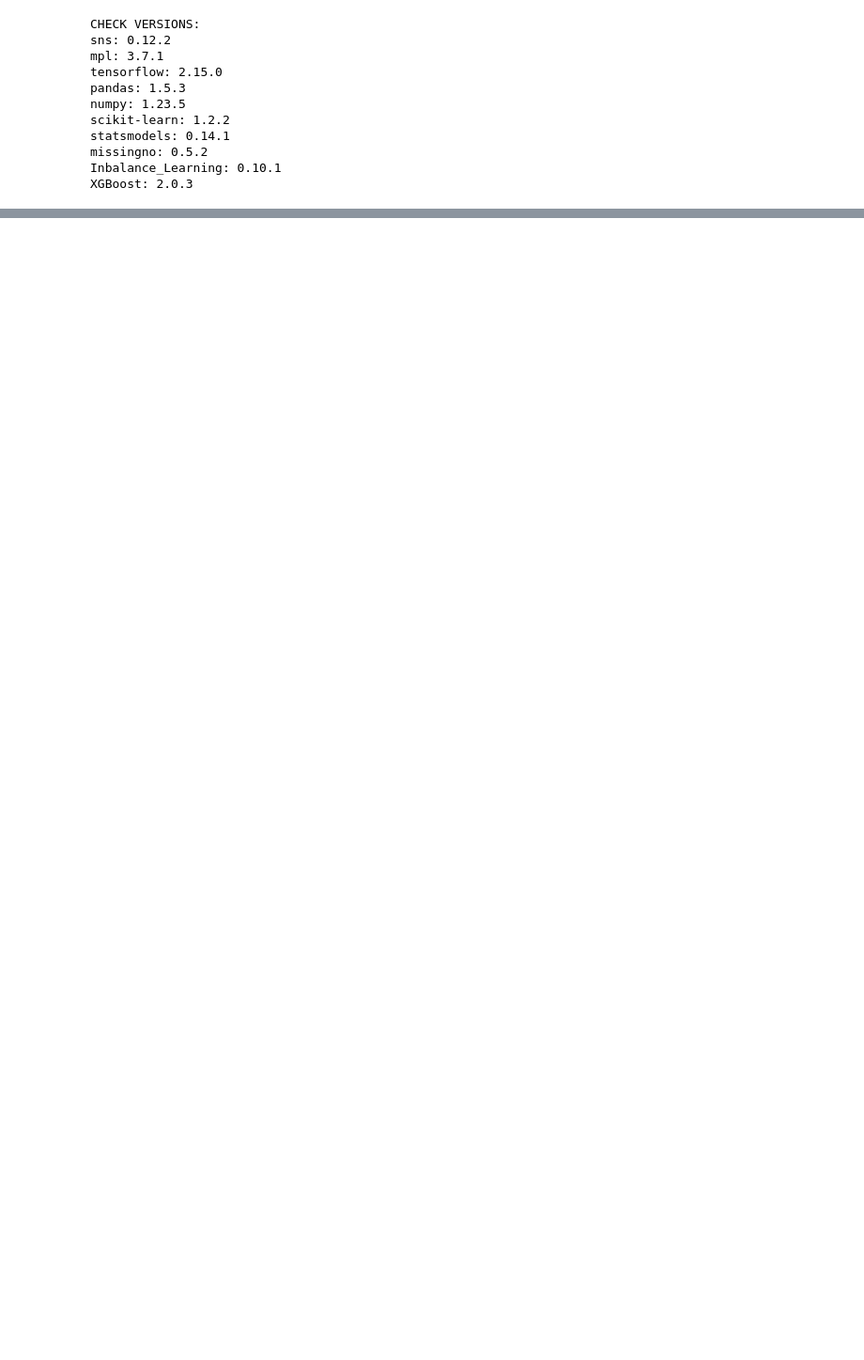
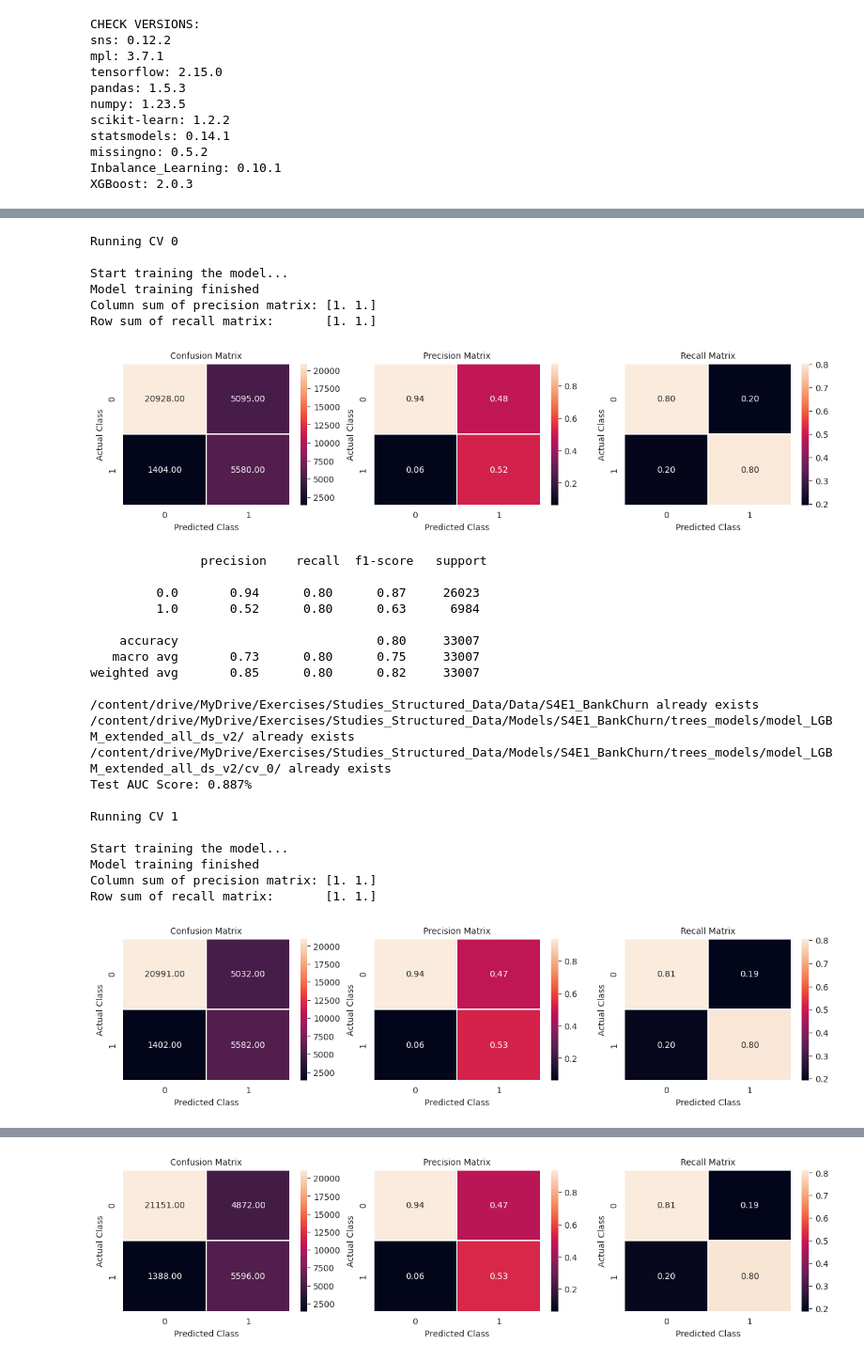
Before and after one commit to fabriziobasso/kaggle, a Jupyter notebook: Models_v0.ipynb, the cells around one changed output, grey strips where cells are left out. Shown at 94% size. Cells and saved outputs as stored; diff of their text form; code cells hidden in the pictures; blank space fills up the shorter version.

```diff
--- a/Models_v0.ipynb
+++ b/Models_v0.ipynb
@@ -339,0 +425,16 @@ NameError: name 'random' is not defined
+# %%
+folder_data = "/content/drive/MyDrive/Exercises/Studies_Structured_Data/Data/S4E1_BankChurn"
+models_folders = "/content/drive/MyDrive/Exercises/Studies_Structured_Data/Models/S4E1_BankChurn"
+folders_nn = "/content/drive/MyDrive/Exercises/Studies_Structured_Data/Models/S4E1_BankChurn/neural_networks/"
+folders_trees = "/content/drive/MyDrive/Exercises/Studies_Structured_Data/Models/S4E1_BankChurn/trees_models/"
+
+list_directories = [folder_data,models_folders,folders_nn,folders_trees]
+
+for path in list_directories:
+  try:
+      os.mkdir(path)
+  except OSError as error:
+      print(f"{path} already exists")
+
+
+os.chdir(folder_data)
@@ -339,0 +448,15 @@ NameError: name 'random' is not defined
+# %%
+train = pd.read_csv('new_train_small.csv',index_col=0)
+#train = pd.read_csv('new_train.csv',index_col=0)
+#old_train = pd.read_csv("Churn_Modelling.csv")
+test = pd.read_csv("new_test_small.csv",index_col=0)
+#test = pd.read_csv("new_test.csv",index_col=0)
+duplicate_results_test_df = pd.read_csv("known_test_targets.csv",index_col=0)
+sample_submission = pd.read_csv('sample_submission.csv',index_col=0)
+
+# Drop column id
+#train.drop('id',axis=1,inplace=True)
+#test.drop('id',axis=1,inplace=True)
+#old_train.dropna(inplace=True,axis=0)
+#old_train.rename({"RowNumber":"id"},axis=1,inplace=True)
+#old_train.set_index("id", inplace=True)
@@ -339,0 +767,38 @@ NameError: name 'random' is not defined
+# %%
+test_results_df, oof_results = run_experiment(train,
+                                              test,
+                                              best_params=best_param,
+                                              experiment_name="model_LGBM_extended_all_ds_v2",
+                                              splits=5,
+                                              n_repeats=5,
+                                              rs=42,
+                                              calibrate=False)
+# %% [output]
+Running CV 0
+
+Start training the model...
+Model training finished
+Column sum of precision matrix: [1. 1.]
+Row sum of recall matrix:       [1. 1.]
+[figure, added]
+               precision    recall  f1-score   support
+
+         0.0       0.94      0.80      0.87     26023
+         1.0       0.52      0.80      0.63      6984
+
+    accuracy                           0.80     33007
+   macro avg       0.73      0.80      0.75     33007
+weighted avg       0.85      0.80      0.82     33007
+
+/content/drive/MyDrive/Exercises/Studies_Structured_Data/Data/S4E1_BankChurn already exists
+/content/drive/MyDrive/Exercises/Studies_Structured_Data/Models/S4E1_BankChurn/trees_models/model_LGBM_extended_all_ds_v2/ already exists
+/content/drive/MyDrive/Exercises/Studies_Structured_Data/Models/S4E1_BankChurn/trees_models/model_LGBM_extended_all_ds_v2/cv_0/ already exists
+Test AUC Score: 0.887%
+
+Running CV 1
+
+Start training the model...
+Model training finished
+Column sum of precision matrix: [1. 1.]
+Row sum of recall matrix:       [1. 1.]
+[figure, added]
@@ -339,0 +825 @@ NameError: name 'random' is not defined
+[figure, added]
```
Also changed, not shown: parts of 53 cells of this notebook.
